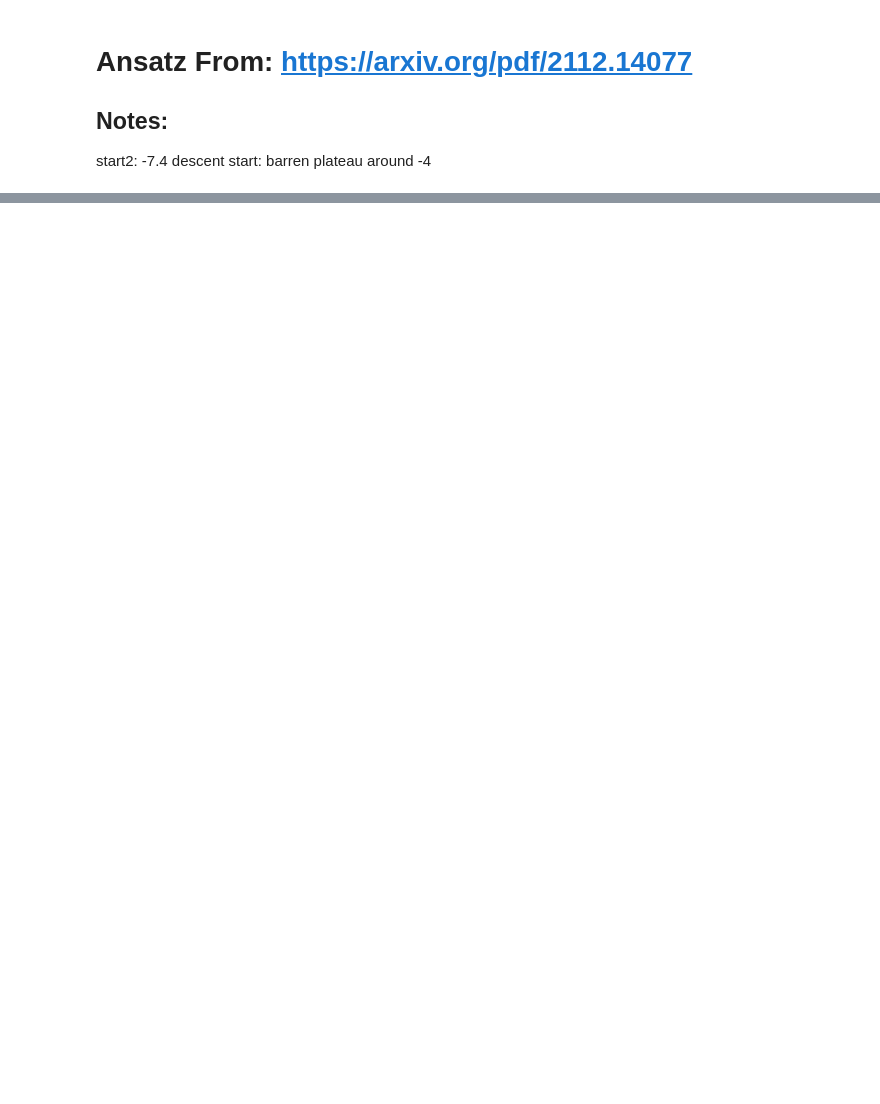
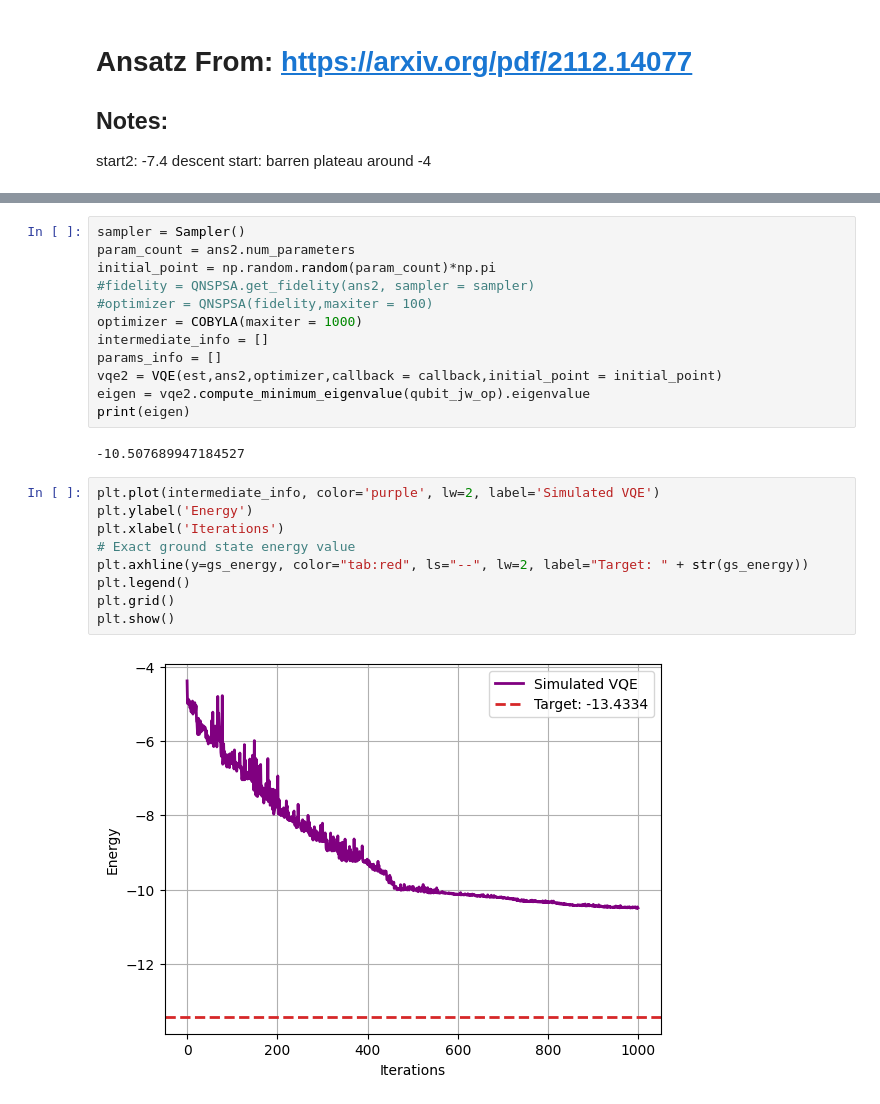
Before and after one commit to byalcin24/qagc2024, a Jupyter notebook: app/src/benchmark_vqe_upd.ipynb, the cells around one changed output, grey strips where cells are left out. Cells and saved outputs as stored; diff of their text form; blank space fills up the shorter version.

```diff
--- a/app/src/benchmark_vqe_upd.ipynb
+++ b/app/src/benchmark_vqe_upd.ipynb
@@ -274,0 +358,25 @@ plt.show()
+# %%
+sampler = Sampler()
+param_count = ans2.num_parameters
+initial_point = np.random.random(param_count)*np.pi
+#fidelity = QNSPSA.get_fidelity(ans2, sampler = sampler)
+#optimizer = QNSPSA(fidelity,maxiter = 100)
+optimizer = COBYLA(maxiter = 1000)
+intermediate_info = []
+params_info = []
+vqe2 = VQE(est,ans2,optimizer,callback = callback,initial_point = initial_point)
+eigen = vqe2.compute_minimum_eigenvalue(qubit_jw_op).eigenvalue
+print(eigen)
+# %% [output]
+-10.507689947184527
+# %%
+plt.plot(intermediate_info, color='purple', lw=2, label='Simulated VQE')
+plt.ylabel('Energy')
+plt.xlabel('Iterations')
+# Exact ground state energy value
+plt.axhline(y=gs_energy, color="tab:red", ls="--", lw=2, label="Target: " + str(gs_energy))
+plt.legend()
+plt.grid()
+plt.show()
+# %% [output]
+[figure, added]
```
Also changed, not shown: parts of 23 cells of this notebook, 1 other file.
